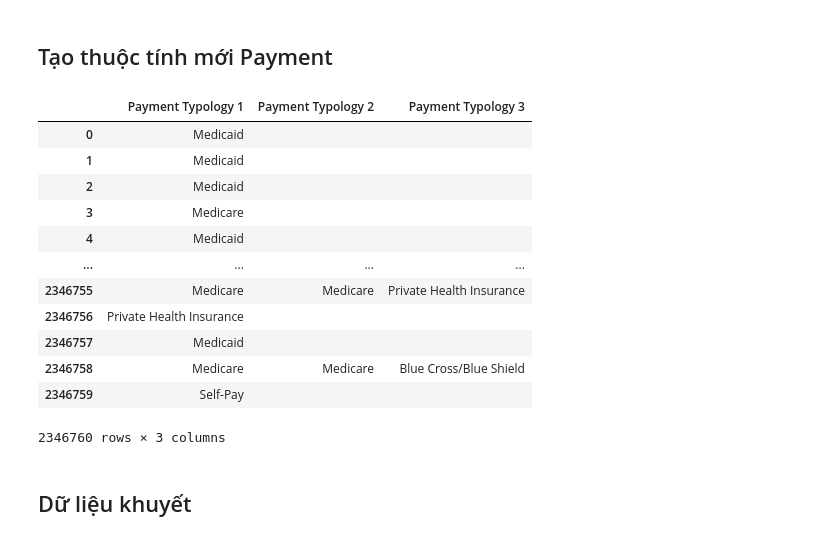
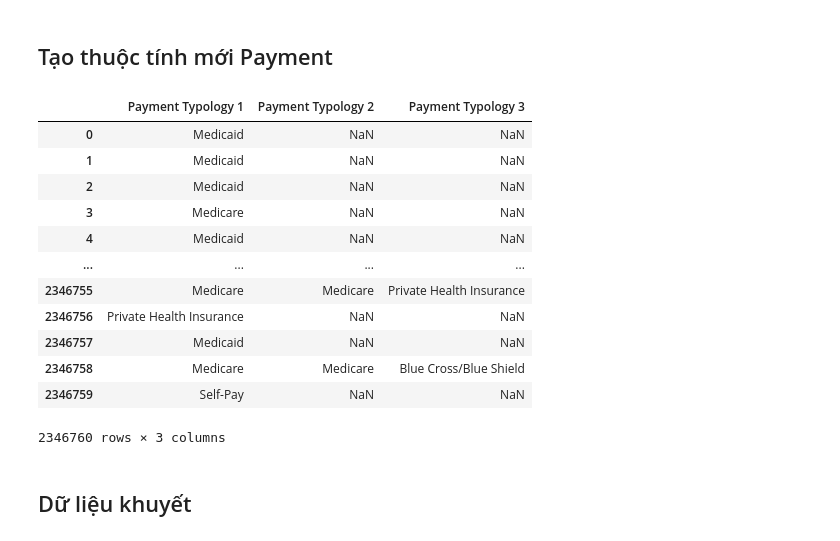
Before and after one commit to viplazylmht/P4DS_final, a Jupyter notebook: P4DS_Final.ipynb, the cells around one changed output. Cells and saved outputs as stored; diff of their text form; code cells hidden in the pictures.

Commit message:
Fix payment feature and convert type of some features

```diff
--- a/P4DS_Final.ipynb
+++ b/P4DS_Final.ipynb
@@ -293,6 +293,10 @@ def convert_to_numeric(Sr):
 
 data['Total Charges'] = convert_to_numeric(data['Total Charges'])
 data['Total Costs'] = convert_to_numeric(data['Total Costs'])
+# %%
+data.loc[data['Length of Stay'] == '120 +'] = '120'
+data['Length of Stay'] = data['Length of Stay'].astype('int64')
+data['Birth Weight'] = data['Birth Weight'].astype('int64')
 # %%
 data.dtypes
 # %% [output]
@@ -318,19 +322,19 @@ Kiểm tra lại thấy kiểu dữ liệu đã đúng.
 # %% [markdown]
 ## Tạo thuộc tính mới Payment
 # %%
-payment = data[['Payment Typology 1','Payment Typology 2', 'Payment Typology 3']].replace(np.nan, '')
+payment = data[['Payment Typology 1','Payment Typology 2', 'Payment Typology 3']]#.replace(np.nan, '')
 payment
 # %% [output]
 |  | Payment Typology 1 | Payment Typology 2 | Payment Typology 3 |
-| 0 | Medicaid |  |  |
-| 1 | Medicaid |  |  |
-| 2 | Medicaid |  |  |
-| 3 | Medicare |  |  |
-| 4 | Medicaid |  |  |
+| 0 | Medicaid | NaN | NaN |
+| 1 | Medicaid | NaN | NaN |
+| 2 | Medicaid | NaN | NaN |
+| 3 | Medicare | NaN | NaN |
+| 4 | Medicaid | NaN | NaN |
 | ... | ... | ... | ... |
 | 2346755 | Medicare | Medicare | Private Health Insurance |
-| 2346756 | Private Health Insurance |  |  |
-| 2346757 | Medicaid |  |  |
+| 2346756 | Private Health Insurance | NaN | NaN |
+| 2346757 | Medicaid | NaN | NaN |
 | 2346758 | Medicare | Medicare | Blue Cross/Blue Shield |
-| 2346759 | Self-Pay |  |  |
+| 2346759 | Self-Pay | NaN | NaN |
 2346760 rows × 3 columns
```
Also changed, not shown: parts of 11 cells of this notebook.
